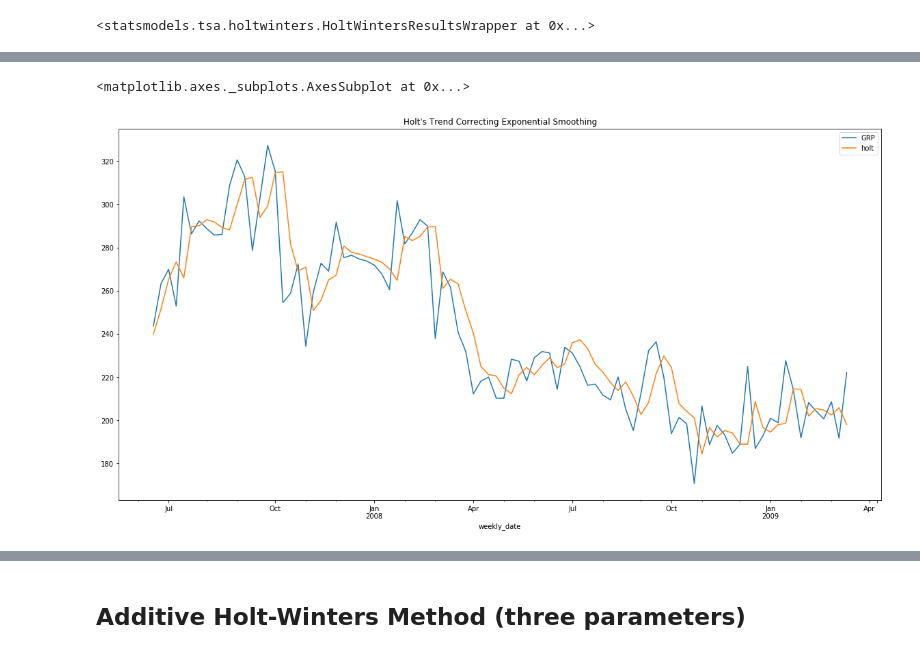
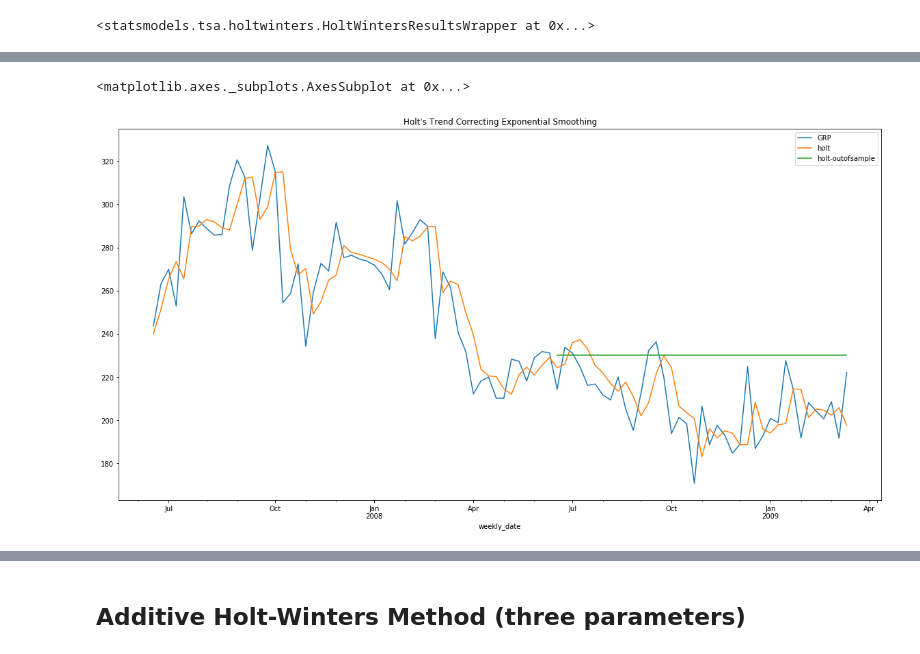
Before and after one commit to tkokkeng/KE5108-TVChannelRatings, a Jupyter notebook: holtwinter.ipynb, the cells around one changed output, grey strips where cells are left out. Saved outputs shown, nothing was run; the diff lists cells and outputs as text; code cells hidden in the pictures.

```diff
--- a/holtwinter.ipynb
+++ b/holtwinter.ipynb
@@ -83,5 +82,5 @@ train_ts_df.tail()
 # %%
-holt_test = sm.tsa.Holt(test_ts_df['GRP'].values,
+holt_test = sm.tsa.Holt(test_ts_df['ln GRP'].values,
                         exponential=True,
                         damped=True).fit(smoothing_level=holt_train.params['smoothing_level'],
                                          smoothing_slope=holt_train.params['smoothing_slope'],
@@ -92,0 +105,3 @@ holt_test
+# %%
+train_ts_df['holt'] = np.exp(holt_train.predict(0, len(train_ts_df)-1))
+train_ts_df.head()
@@ -93,4 +116,4 @@ holt_test
 # %%
-test_ts_df['holt'] = holt_test.predict(0, len(test_ts_df)-1)
+test_ts_df['holt'] = np.exp(holt_test.predict(start=0, end=len(test_ts_df)-1))
 test_ts_df.head()
 # %% [output]
@@ -103,0 +127,3 @@ test_ts_df.head()
+# %%
+test_ts_df['holt-outofsample'] = np.exp(holt_train.predict(start=len(train_ts_df), end=len(train_ts_df) + len(test_ts_df)-1))
+test_ts_df.tail()
@@ -112,10 +144,10 @@ holt_test_rmse = np.sqrt(holt_test_mse)
 results_list.append([holt_train_mse, holt_train_rmse, holt_test_mse, holt_test_rmse])
 # %%
 new_ts_df = train_ts_df.append(test_ts_df)
-new_ts_df[['GRP', 'holt']].plot(figsize=(20, 10), title="Holt's Trend Correcting Exponential Smoothing")
+new_ts_df[['GRP', 'holt', 'holt-outofsample']].plot(figsize=(20, 10), title="Holt's Trend Correcting Exponential Smoothing")
 # %% [output]
 <matplotlib.axes._subplots.AxesSubplot at 0x...>
-[figure, old version]
+[figure, new version]
 # %%
 residuals = train_ts_df['GRP'].values - train_ts_df['holt']
 residuals[:10]
```
Also changed, not shown: parts of 44 cells of this notebook.
